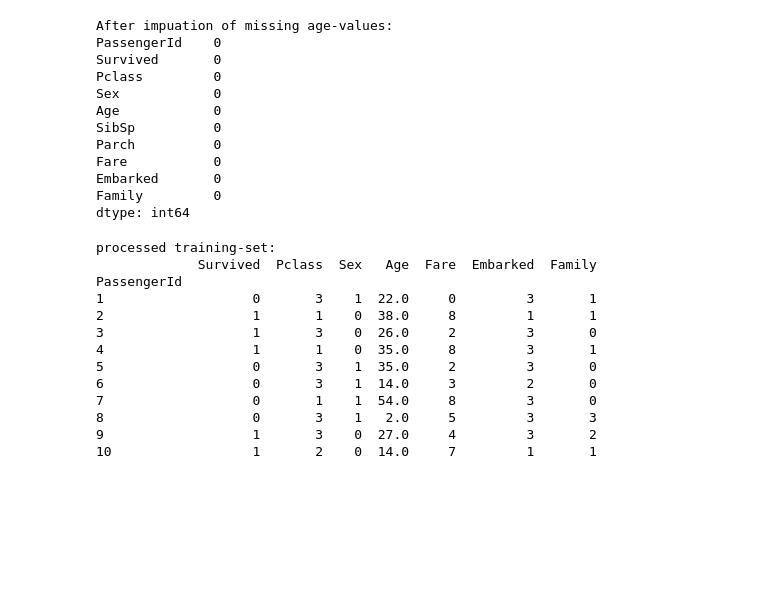
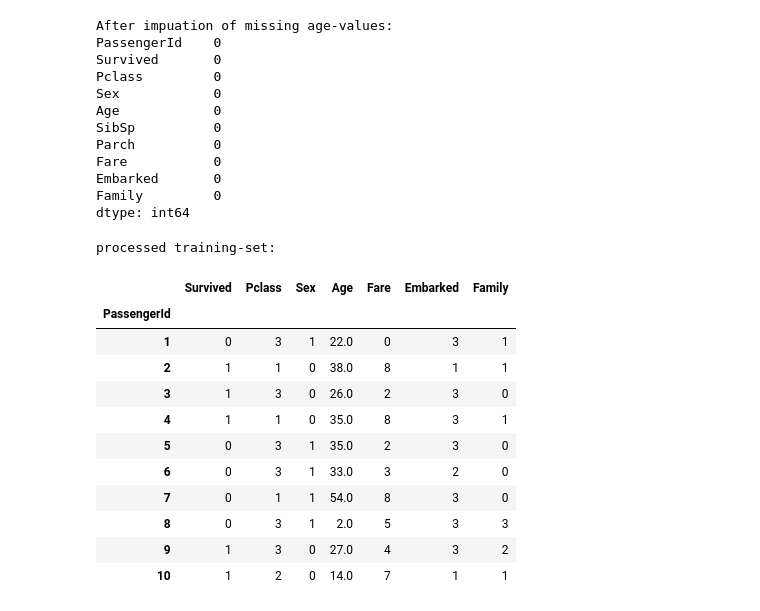
Before and after one commit to raph333/titanic-kaggle-competition, a Jupyter notebook: scripts/exploratory_analysis.ipynb, the cells around one changed output. Saved outputs shown, nothing was run; the diff lists cells and outputs as text; code cells hidden in the pictures; blank space fills up the shorter version.

```diff
--- a/scripts/exploratory_analysis.ipynb
+++ b/scripts/exploratory_analysis.ipynb
@@ -25,8 +33,7 @@ sns.pairplot(train.dropna(axis=0),
 [figure]
 # %%
-train = pd.read_csv('../data/train.csv')
 train.index = train.PassengerId
-train = train.drop(['Name', 'Ticket', 'Cabin'], axis=1)
+train = train.drop(['Name', 'Ticket', 'Cabin'], axis=1)  # presumably not relevant
 
 # encode categorical variables as integers:
 train.Sex = train.Sex.map(lambda x: 1 if x == 'male' else 0)
@@ -91,4 +98,4 @@ Series([], Name: Age, dtype: int64)
 # %%
-guessed_age = train.apply(lambda x: mean_age_per_group[x.Sex, x.Pclass, x.Fare], axis=1)
-print('Age guessed from mean age per passenger:\n{}'.format(guessed_age.head()))
+guessed_age = train.apply(lambda x: mean_age_per_group[x.Sex, x.Family], axis=1)
+print('Age guessed from mean age:\n{}'.format(guessed_age.head()))
 # %% [output]
@@ -119,18 +126,19 @@ Family         0
 dtype: int64
 # %%
 train = train.drop(['SibSp', 'Parch', 'PassengerId'], axis=1, errors='ignore')  # note: index is PassengerId
-print('processed training-set:\n{}'.format(train.head(10)))
+print('processed training-set:')
+train.head(10)
 # %% [output]
 processed training-set:
-             Survived  Pclass  Sex   Age  Fare  Embarked  Family
-PassengerId
-1                   0       3    1  22.0     0         3       1
-2                   1       1    0  38.0     8         1       1
-3                   1       3    0  26.0     2         3       0
-4                   1       1    0  35.0     8         3       1
-5                   0       3    1  35.0     2         3       0
-6                   0       3    1  14.0     3         2       0
-7                   0       1    1  54.0     8         3       0
-8                   0       3    1   2.0     5         3       3
-9                   1       3    0  27.0     4         3       2
-10                  1       2    0  14.0     7         1       1
+|  | Survived | Pclass | Sex | Age | Fare | Embarked | Family |
+| PassengerId |  |  |  |  |  |  |  |
+| 1 | 0 | 3 | 1 | 22.0 | 0 | 3 | 1 |
+| 2 | 1 | 1 | 0 | 38.0 | 8 | 1 | 1 |
+| 3 | 1 | 3 | 0 | 26.0 | 2 | 3 | 0 |
+| 4 | 1 | 1 | 0 | 35.0 | 8 | 3 | 1 |
+| 5 | 0 | 3 | 1 | 35.0 | 2 | 3 | 0 |
+| 6 | 0 | 3 | 1 | 33.0 | 3 | 2 | 0 |
+| 7 | 0 | 1 | 1 | 54.0 | 8 | 3 | 0 |
+| 8 | 0 | 3 | 1 | 2.0 | 5 | 3 | 3 |
+| 9 | 1 | 3 | 0 | 27.0 | 4 | 3 | 2 |
+| 10 | 1 | 2 | 0 | 14.0 | 7 | 1 | 1 |
```
Also changed, not shown: parts of 10 cells of this notebook, 2 other files.
